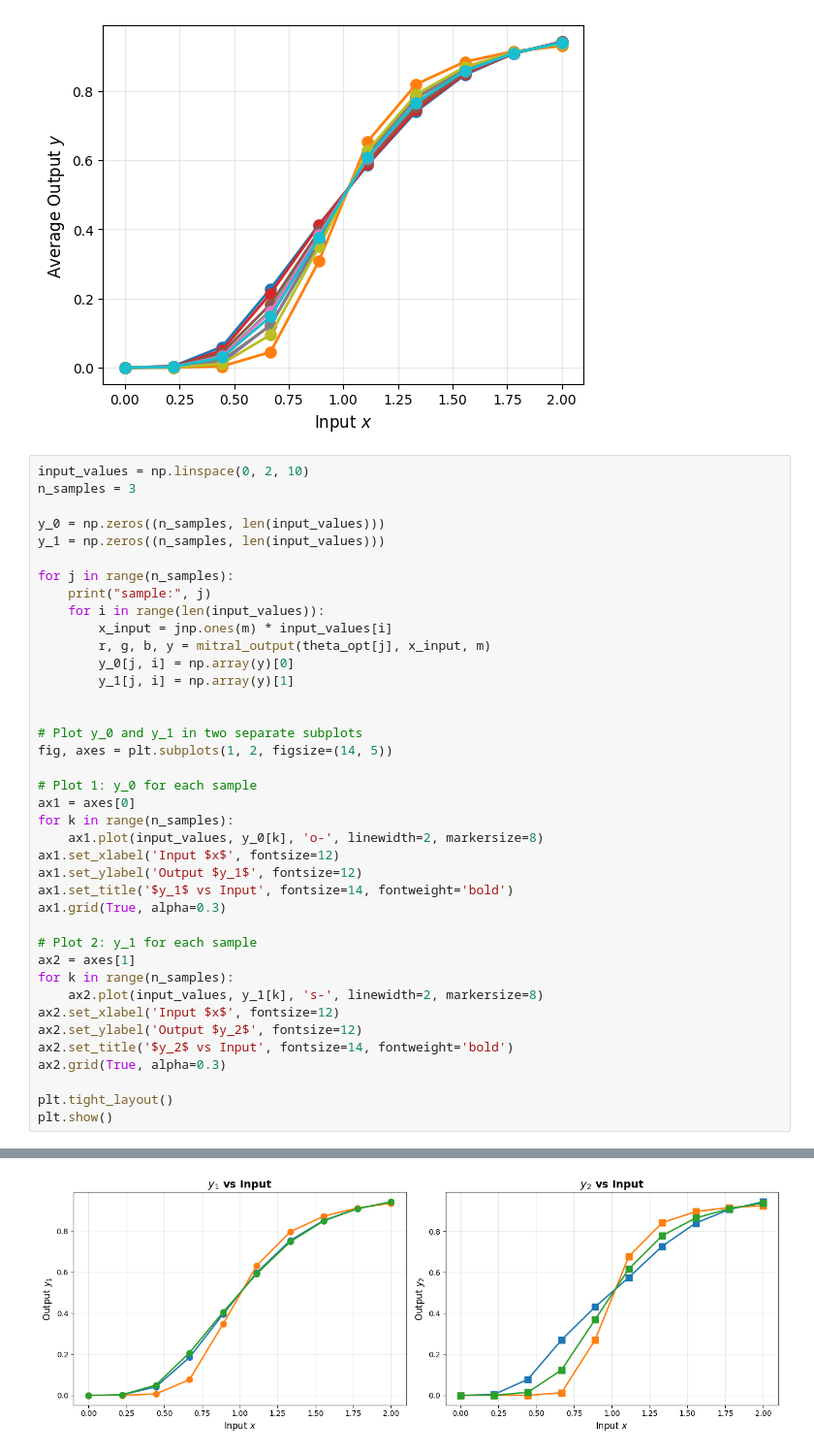
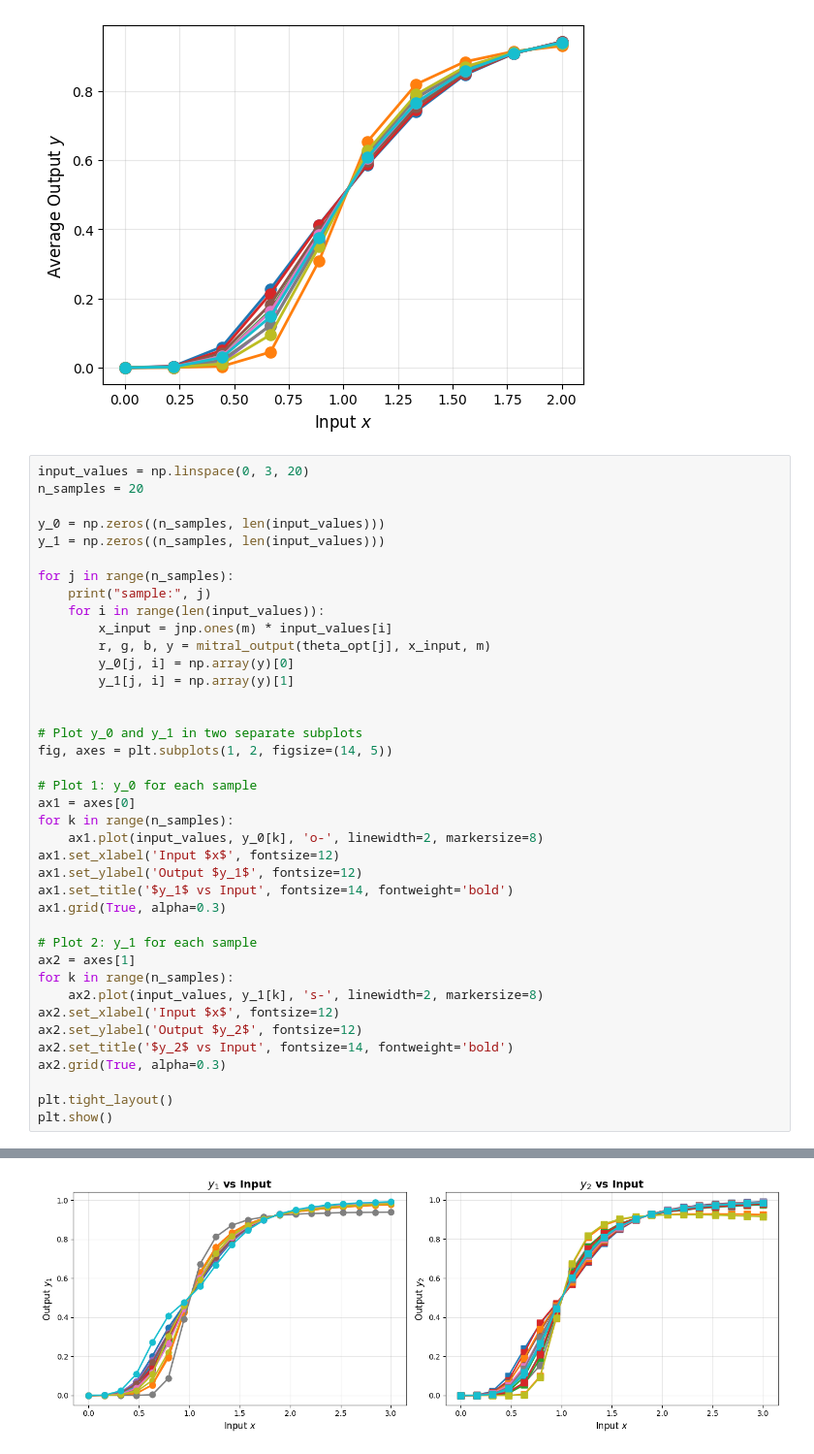
Before and after one commit to hizakim/4th_yr_project, a Jupyter notebook: TMR_after_26_2_3_x_change.ipynb, the cells around one changed output, grey strips where cells are left out. Shown at 97% size. Drawn from its saved outputs; the diff is of its cells as text.

```diff
--- a/TMR_after_26_2_3_x_change.ipynb
+++ b/TMR_after_26_2_3_x_change.ipynb
@@ -179,8 +179,8 @@ sample: 8
 sample: 9
 [figure]
 # %%
-input_values = np.linspace(0, 2, 10)
-n_samples = 3
+input_values = np.linspace(0, 3, 20)
+n_samples = 20
 
 y_0 = np.zeros((n_samples, len(input_values)))
 y_1 = np.zeros((n_samples, len(input_values)))
@@ -224 +241 @@ sample: 2
-[figure, old version]
+[figure, new version]
```
Also changed, not shown: parts of 2 cells of this notebook, 2 other files.
